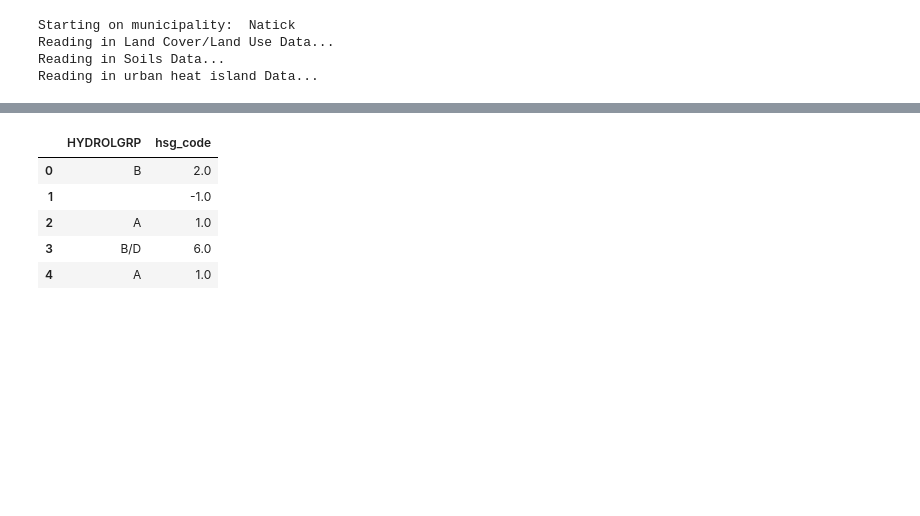
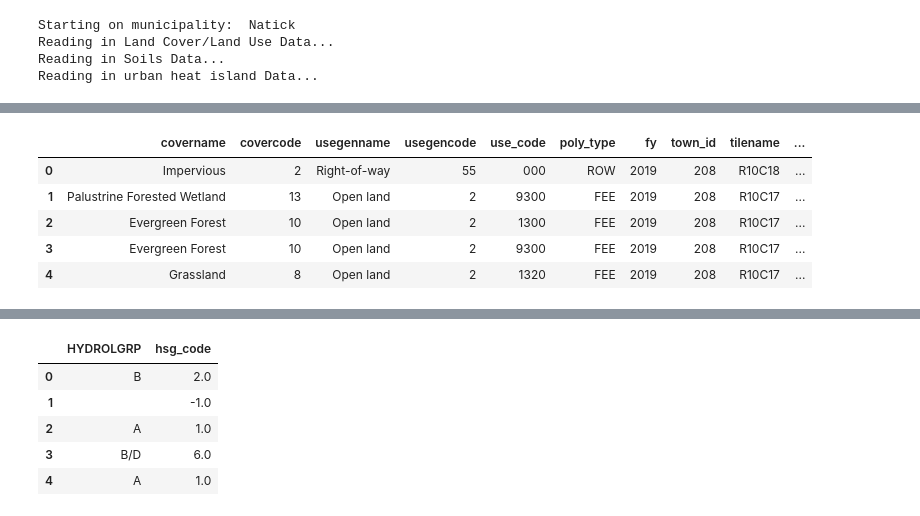
Before and after one commit to MAPC/ms4-gi-equity-tool, a Jupyter notebook: notebooks/2-nutrient_loading.ipynb, the cells around one changed output, grey strips where cells are left out. Drawn from its saved outputs; the diff is of its cells as text; code cells hidden in the pictures; blank space fills up the shorter version.

```diff
--- a/notebooks/2-nutrient_loading.ipynb
+++ b/notebooks/2-nutrient_loading.ipynb
@@ -101,3 +266,12 @@ Reading in urban heat island Data...
+# %%
+lclu.head()
+# %% [output]
+|  | covername | covercode | usegenname | usegencode | use_code | poly_type | fy | town_id | tilename | ... |
+| 0 | Impervious | 2 | Right-of-way | 55 | 000 | ROW | 2019 | 208 | R10C18 | ... |
+| 1 | Palustrine Forested Wetland | 13 | Open land | 2 | 9300 | FEE | 2019 | 208 | R10C17 | ... |
+| 2 | Evergreen Forest | 10 | Open land | 2 | 1300 | FEE | 2019 | 208 | R10C17 | ... |
+| 3 | Evergreen Forest | 10 | Open land | 2 | 9300 | FEE | 2019 | 208 | R10C17 | ... |
+| 4 | Grassland | 8 | Open land | 2 | 1320 | FEE | 2019 | 208 | R10C17 | ... |
 # %%
 folder_path = "K:\\DataServices\\Projects\\Current_Projects\\Environment\\MS4\\Data\\Spatial\\Intermediate"
 path = os.path.join(folder_path, muni) #make a subdirectory in intermediate folder w town name
```
Also changed, not shown: parts of 15 cells of this notebook, 4 other files.
